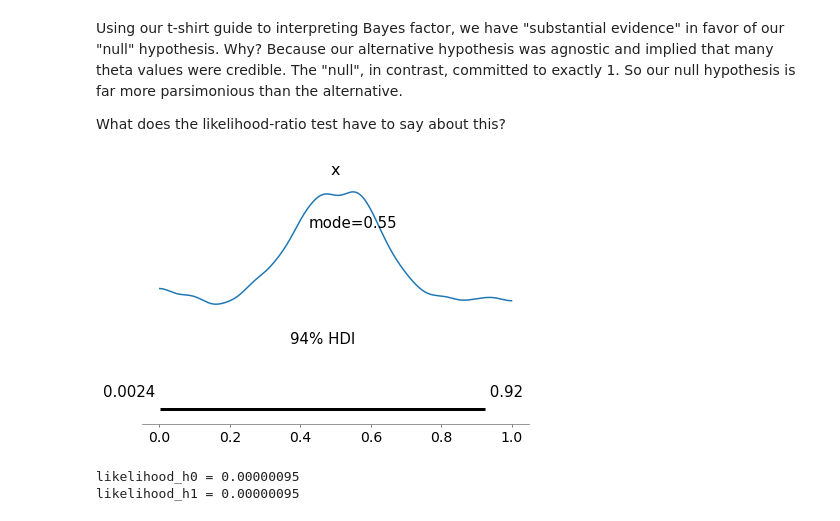
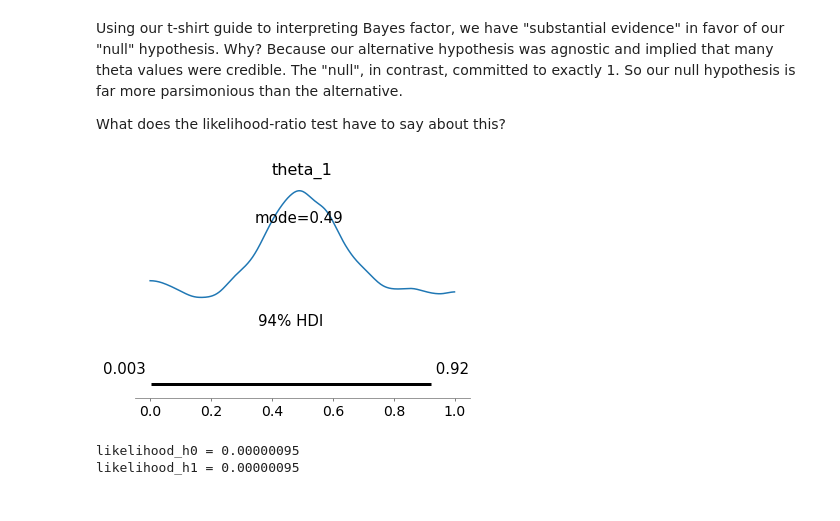
Before and after one commit to blue-worm/DBDA-python, a Jupyter notebook: Notebooks/bayes-factors.ipynb, the cells around one changed output. Saved outputs shown, nothing was run; the diff lists cells and outputs as text; code cells hidden in the pictures.

```diff
--- a/Notebooks/bayes-factors.ipynb
+++ b/Notebooks/bayes-factors.ipynb
@@ -83,5 +83,5 @@ The number of effective samples is smaller than 10% for some parameters.
 # %%
-pm1 = trace2['pm1'].mean()  # mean value of model indicator variable
+pm1 = idata2.posterior['pm1'].mean().item()  # mean value of model indicator variable
 # %%
 print(f'Posterior: p(model 1|data) = {pm1:.2f}')
 # %% [output]
@@ -120,7 +120,7 @@ with pm.Model() as model3:
     y2 = pm.Bernoulli('y2', theta, observed=data3)
 # %%
 with model3:
-    trace3 = pm.sample(10000, tune=5000)
+    idata3 = pm.sample(10000, tune=10000)
 # %% [output]
 Multiprocess sampling (2 chains in 2 jobs)
 CompoundStep
@@ -132,5 +131,5 @@ The acceptance probability does not match the target. It is 0.6411841768309823,
 # %%
-pm1 = trace3['pm1'].mean()  # mean value of model indicator variable
+pm1 = idata3.posterior['pm1'].mean().item()  # mean value of model indicator variable
 # %%
 pm1
 # %% [output]
@@ -212,7 +211,7 @@ with pm.Model() as model4:
     y2 = pm.Bernoulli('y2', theta, observed=data3)
 # %%
 with model4:
-    trace4 = pm.sample(10000, tune=5000)
+    idata4 = pm.sample(10000, tune=10000)
 # %% [output]
 Multiprocess sampling (2 chains in 2 jobs)
 CompoundStep
@@ -239,9 +238,9 @@ Using our t-shirt guide to interpreting Bayes factor, we have "substantial evide
 
 What does the likelihood-ratio test have to say about this?
 # %%
-az.plot_posterior(trace4['theta_1'], point_estimate='mode');
+az.plot_posterior(idata4, var_names=['theta_1'], point_estimate='mode');
 # %% [output]
-[figure, old version]
+[figure, new version]
 # %%
 mle_h0 = .5
 mle_h1 = .5 # 50% of flips were heads
```
Also changed, not shown: parts of 23 cells of this notebook.
